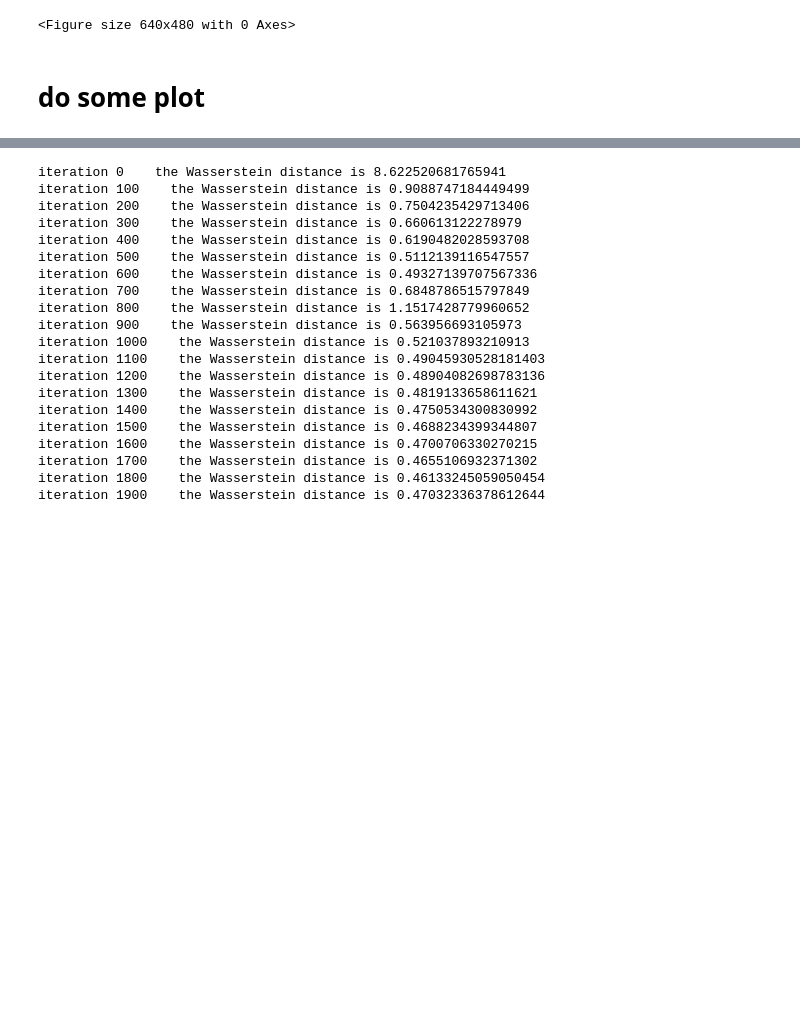
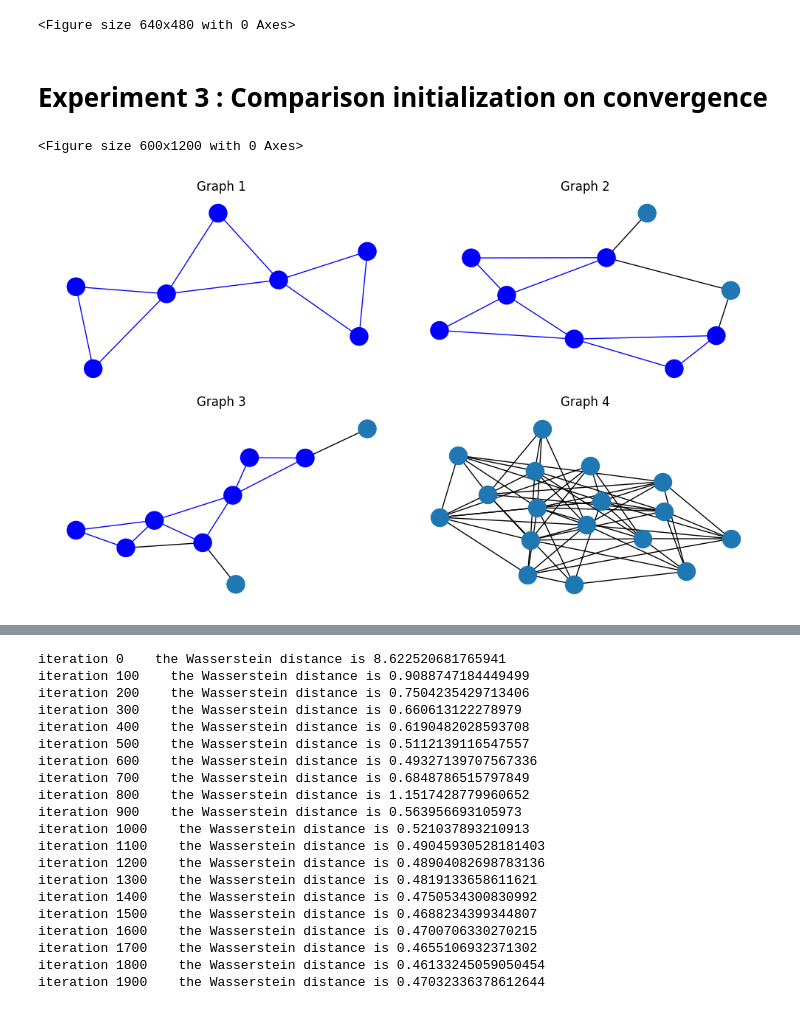
Before and after one commit to b-ptiste/Wasserstein-Graph-Alignment, a Jupyter notebook: graph.ipynb, the cells around one changed output, grey strips where cells are left out. Saved outputs shown, nothing was run; the diff lists cells and outputs as text; code cells hidden in the pictures; blank space fills up the shorter version.

```diff
--- a/notebooks/graph.ipynb
+++ b/graph.ipynb
@@ -442,5 +468,10 @@ plt.savefig('./images/Wassertein_G3.png')
 # %% [output]
 [figure]
 <Figure size 640x480 with 0 Axes>
-# %% [markdown]
-# do some plot
+# %% [markdown]
+# Experiment 3 : Comparison initialization on convergence
+# %%
+draw_graphs_with_edge_color(G3, True);
+# %% [output]
+<Figure size 600x1200 with 0 Axes>
+[figure, added]
```
Also changed, not shown: parts of 13 cells of this notebook.
